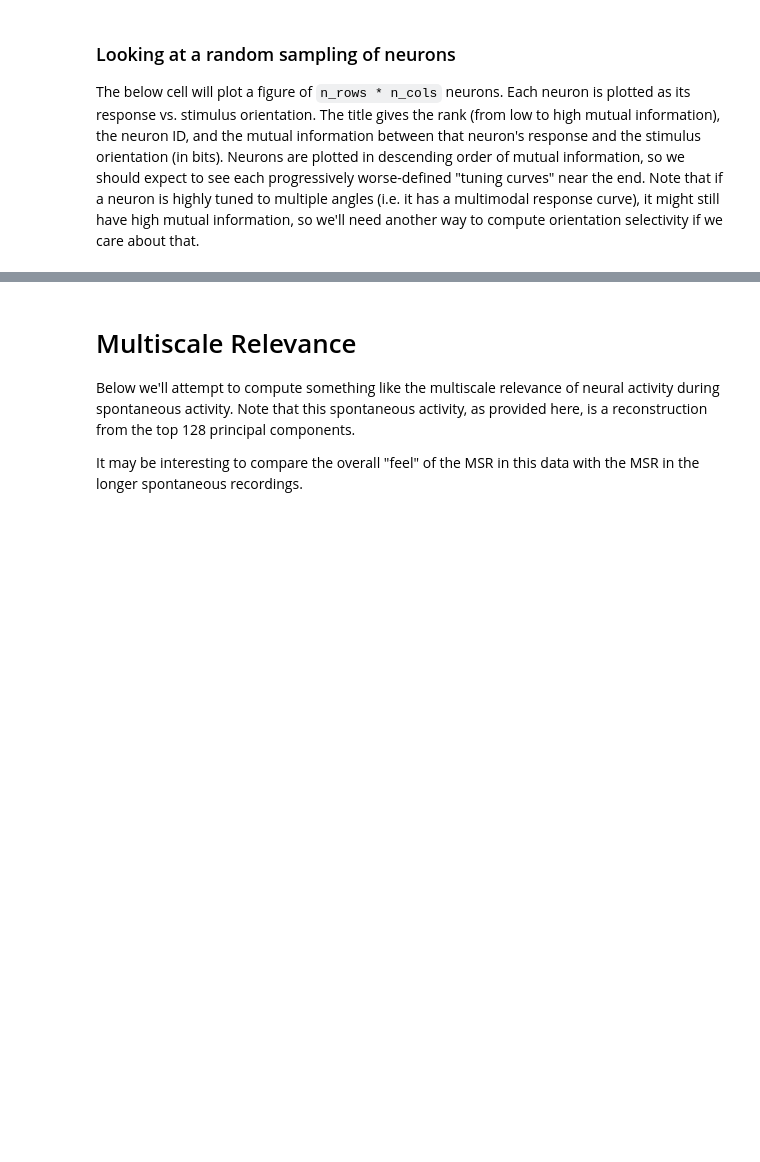
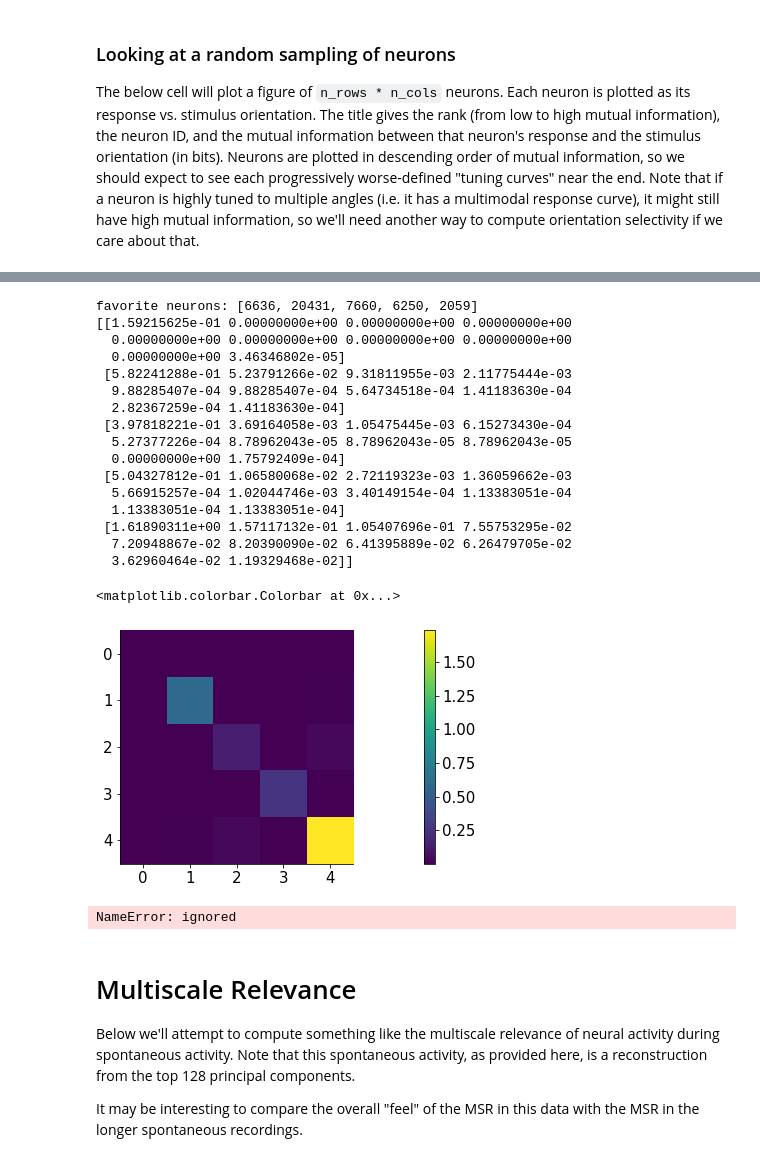
Before and after one commit to sekunder/NMA_Project, a Jupyter notebook: Orientation_Selectivity.ipynb, the cells around one changed output, grey strips where cells are left out. Drawn from its saved outputs; the diff is of its cells as text; code cells hidden in the pictures; blank space fills up the shorter version.

```diff
--- a/Orientation_Selectivity.ipynb
+++ b/Orientation_Selectivity.ipynb
@@ -240,0 +259,63 @@ Max stimulus: 6.282404857491223 Min Stimulus: 0.0006091591363192009
+# %%
+# Starting with mutual information between pairs of neurons
+def pairwise_mutual_information(X, xbins=10):
+  """
+  Compute the pairwise mutual information for all pairs of neurons in X. X is a N_neurons x N_timepoints matrix
+  """
+  # PX = np.histogram(X, bins=xbins, axis=1)
+  N_neurons = X.shape[0]
+  PX = np.apply_along_axis(lambda x: np.histogram(x, bins=xbins, density=True)[0], 1, X)
+  PX = (PX.T / PX.sum(axis=1)).T
+  PMI = np.zeros((N_neurons, N_neurons))
+  for i in range(N_neurons):
+    #TODO compute the entropy of PX[i,:] and put it in PMI[i,i]
+    PMI[i,i] = -np.sum(PX[i,:] * np.log2(PX[i,:], out=np.zeros_like(PX[i,:]), where=PX[i,:]!=0))
+    for j in range(i+1,N_neurons):
+      Pij, _, _ = np.histogram2d(X[i,:], X[j,:], bins=xbins, density=True)
+      Pij = Pij / Pij.sum()
+      PiPj = np.outer(PX[i,:], PX[j,:])
+
+      summands = Pij * np.log2(Pij / PiPj, out=np.zeros_like(Pij), where=PiPj!=0)
+      PMI[i,j] = np.sum(summands, where=~np.isnan(summands))
+      PMI[j,i] = PMI[i,j]
+
+  return PMI
+# %%
+# testing grounds
+print("favorite neurons:", favorite_neurons)
+X_subset = Z[favorite_neurons,:]
+n_bins = 10
+# X_sub_hist = np.zeros((X_subset.shape[0], n_bins))
+X_sub_hist = np.apply_along_axis(lambda x: np.histogram(x, bins=n_bins, density=True)[0], 1, X_subset)
+print(X_sub_hist)
+
+PMI_sub = pairwise_mutual_information(X_subset)
+
+plt.imshow(PMI_sub)
+plt.colorbar()
+# def my_func(a):
+#     """Average first and last element of a 1-D array"""
+#     return (a[0] + a[-1]) * 0.5
+# b = np.array([[1,2,3], [4,5,6], [7,8,9]])
+# print(b)
+# print(np.apply_along_axis(my_func, 0, b))
+# print(np.apply_along_axis(my_func, 1, b))
+# %% [output]
+favorite neurons: [6636, 20431, 7660, 6250, 2059]
+[[1.59215625e-01 0.00000000e+00 0.00000000e+00 0.00000000e+00
+  0.00000000e+00 0.00000000e+00 0.00000000e+00 0.00000000e+00
+  0.00000000e+00 3.46346802e-05]
+ [5.82241288e-01 5.23791266e-02 9.31811955e-03 2.11775444e-03
+  9.88285407e-04 9.88285407e-04 5.64734518e-04 1.41183630e-04
+  2.82367259e-04 1.41183630e-04]
+ [3.97818221e-01 3.69164058e-03 1.05475445e-03 6.15273430e-04
+  5.27377226e-04 8.78962043e-05 8.78962043e-05 8.78962043e-05
+  0.00000000e+00 1.75792409e-04]
+ [5.04327812e-01 1.06580068e-02 2.72119323e-03 1.36059662e-03
+  5.66915257e-04 1.02044746e-03 3.40149154e-04 1.13383051e-04
+  1.13383051e-04 1.13383051e-04]
+ [1.61890311e+00 1.57117132e-01 1.05407696e-01 7.55753295e-02
+  7.20948867e-02 8.20390090e-02 6.41395889e-02 6.26479705e-02
+  3.62960464e-02 1.19329468e-02]]
+<matplotlib.colorbar.Colorbar at 0x...>
+[figure, added]
@@ -241,3 +326,8 @@ Max stimulus: 6.282404857491223 Min Stimulus: 0.0006091591363192009
+# %%
+plt.imshow(PMI)
+plt.colorbar()
+# %% [output]
+NameError: ignored
 # %% [markdown]
 # Multiscale Relevance
 
```
Also changed, not shown: parts of 13 cells of this notebook.
